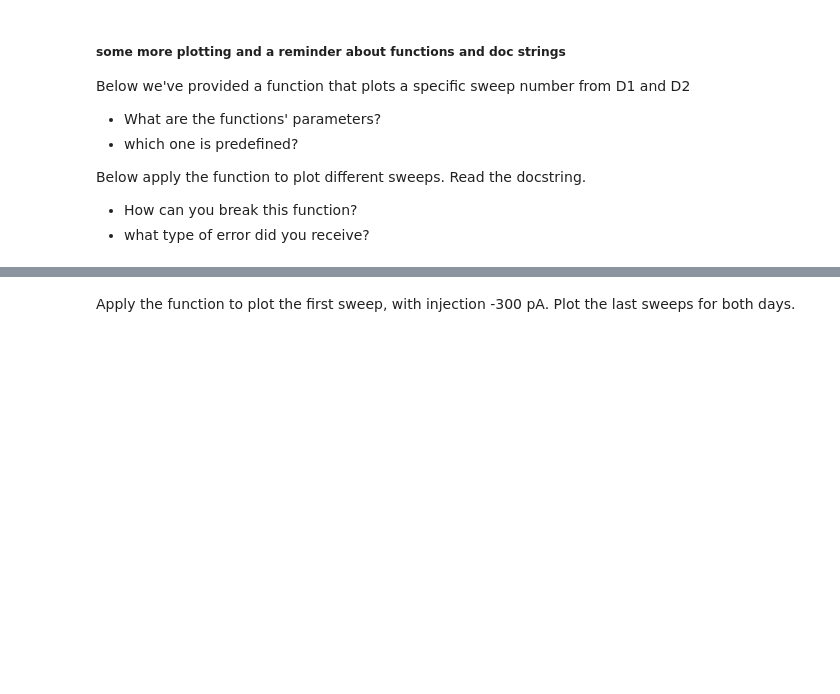
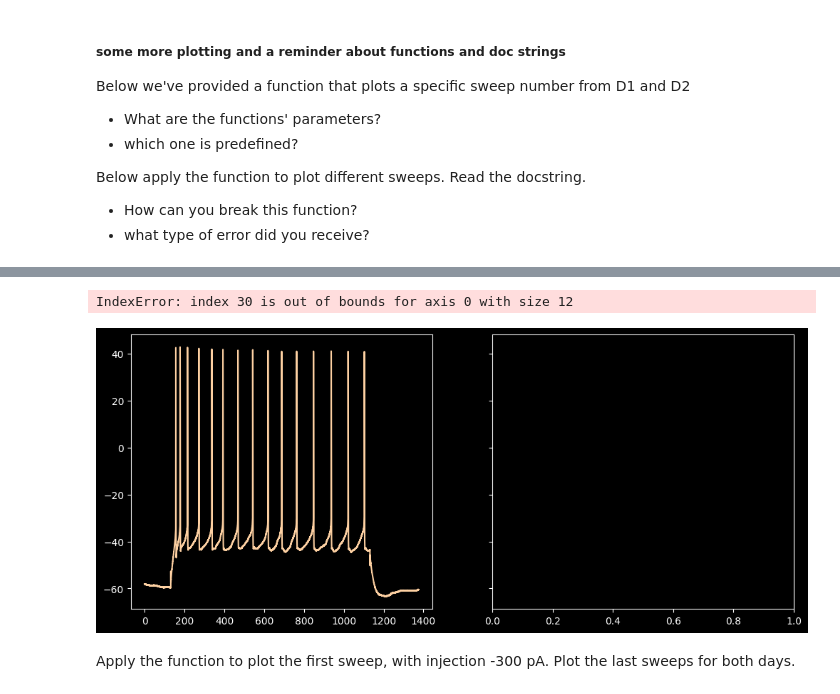
Before and after one commit to danielparthier/schmitzlab_python, a Jupyter notebook: homework/3_in_class_exercise_and_HW.ipynb, the cells around one changed output, grey strips where cells are left out. Cells and saved outputs as stored; diff of their text form; code cells hidden in the pictures; blank space fills up the shorter version.

```diff
--- a/homework/3_in_class_exercise_and_HW.ipynb
+++ b/homework/3_in_class_exercise_and_HW.ipynb
@@ -524,5 +582,10 @@ plot_specific_swp_num(charact_dict, 3, 6)
 # %%
 # try to break the function without changing it
+
+plot_specific_swp_num(charact_dict,  -1, 30)
+# %% [output]
+IndexError: index 30 is out of bounds for axis 0 with size 12
+[figure, added]
 # %%
 # take a look at the function. Do you have an idea what you could change in the first 10 lines so that it is breakable?
 # %% [markdown]
```
Also changed, not shown: parts of 17 cells of this notebook, 4 other files.
